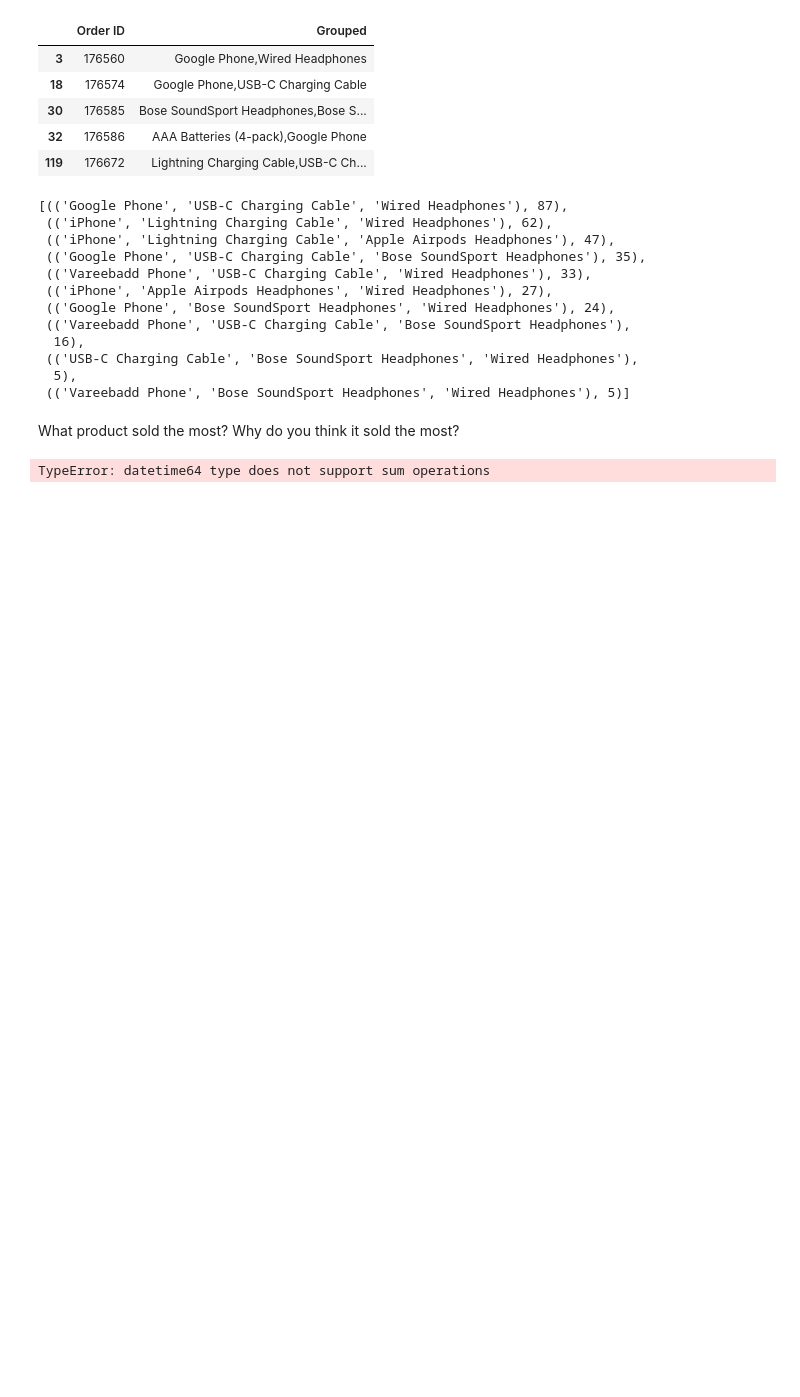
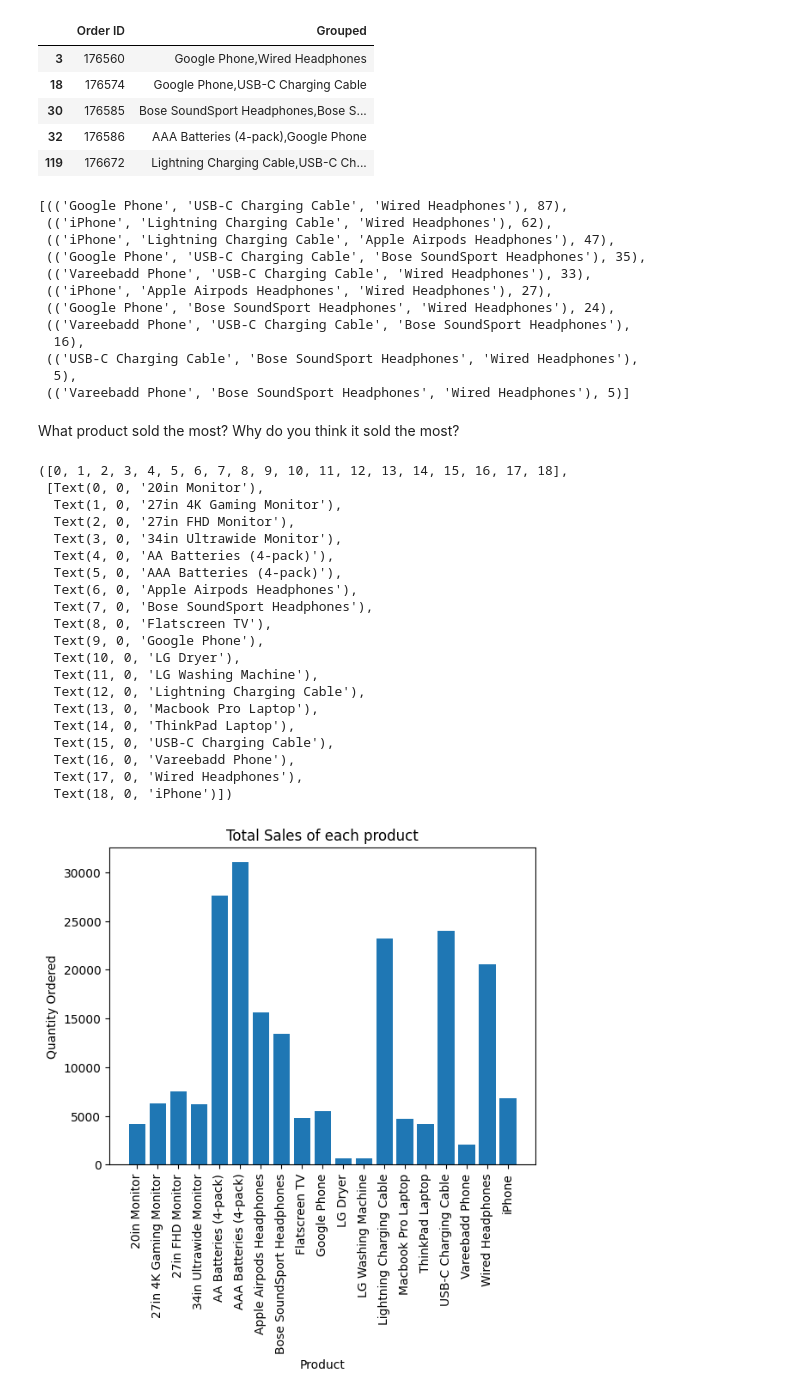
Before and after one commit to shrymhty/Sales-Analysis, a Jupyter notebook: analysis.ipynb, the cells around one changed output. Drawn from its saved outputs; the diff is of its cells as text; code cells hidden in the pictures; blank space fills up the shorter version.

```diff
--- a/analysis.ipynb
+++ b/analysis.ipynb
@@ -506,6 +506,33 @@ count.most_common(10)
 What product sold the most? Why do you think it sold the most?
 # %%
 product_group = all_data.groupby('Product')
-product_group.sum()
+sum_result = product_group['Quantity Ordered'].sum()
-# %% [output]
-TypeError: datetime64 type does not support sum operations
+# %%
+products = [product for product, df in product_group]
+plt.bar(products, sum_result)
+plt.xlabel('Product')
+plt.ylabel('Quantity Ordered')
+plt.title('Total Sales of each product')
+plt.xticks(rotation=90)
+# %% [output]
+([0, 1, 2, 3, 4, 5, 6, 7, 8, 9, 10, 11, 12, 13, 14, 15, 16, 17, 18],
+ [Text(0, 0, '20in Monitor'),
+  Text(1, 0, '27in 4K Gaming Monitor'),
+  Text(2, 0, '27in FHD Monitor'),
+  Text(3, 0, '34in Ultrawide Monitor'),
+  Text(4, 0, 'AA Batteries (4-pack)'),
+  Text(5, 0, 'AAA Batteries (4-pack)'),
+  Text(6, 0, 'Apple Airpods Headphones'),
+  Text(7, 0, 'Bose SoundSport Headphones'),
+  Text(8, 0, 'Flatscreen TV'),
+  Text(9, 0, 'Google Phone'),
+  Text(10, 0, 'LG Dryer'),
+  Text(11, 0, 'LG Washing Machine'),
+  Text(12, 0, 'Lightning Charging Cable'),
+  Text(13, 0, 'Macbook Pro Laptop'),
+  Text(14, 0, 'ThinkPad Laptop'),
+  Text(15, 0, 'USB-C Charging Cable'),
+  Text(16, 0, 'Vareebadd Phone'),
+  Text(17, 0, 'Wired Headphones'),
+  Text(18, 0, 'iPhone')])
+[figure, added]
```
Also changed, not shown: parts of 3 cells of this notebook.
